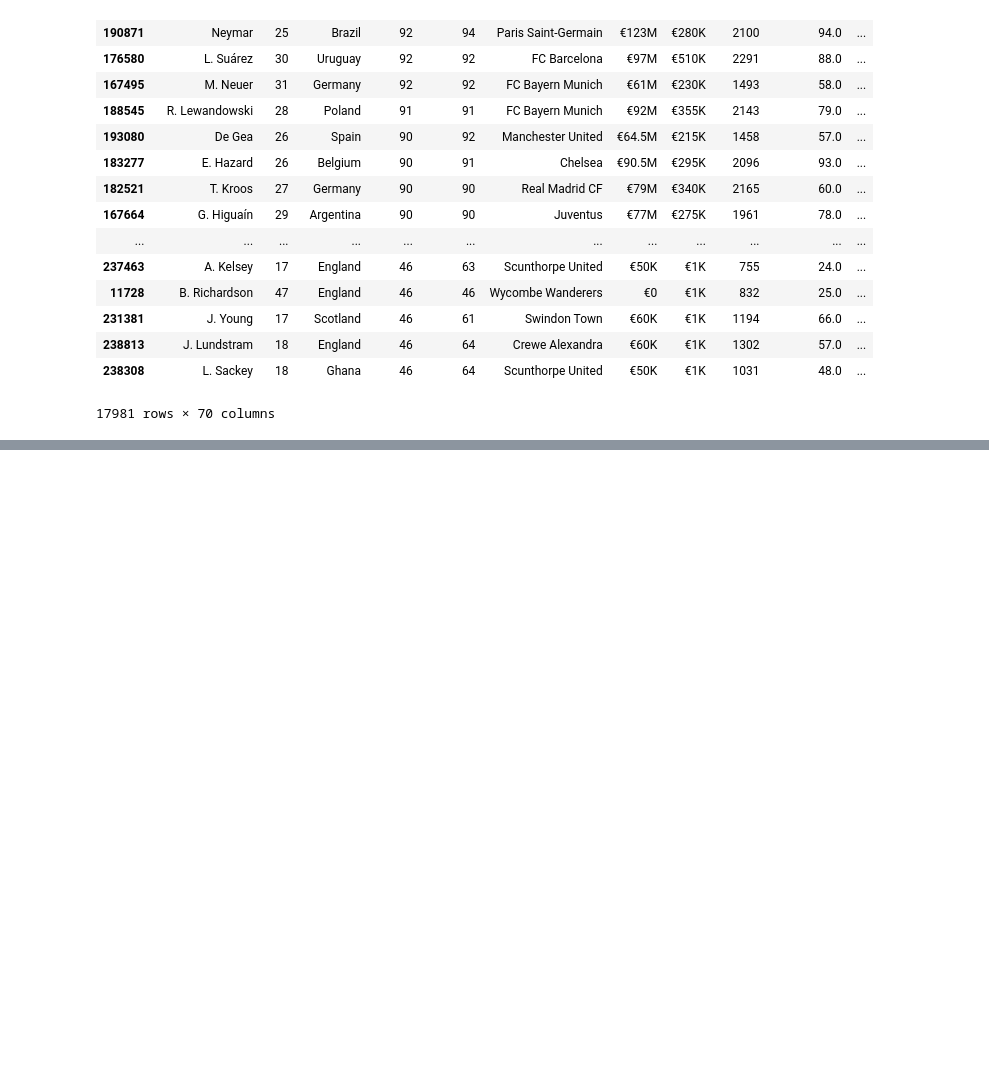
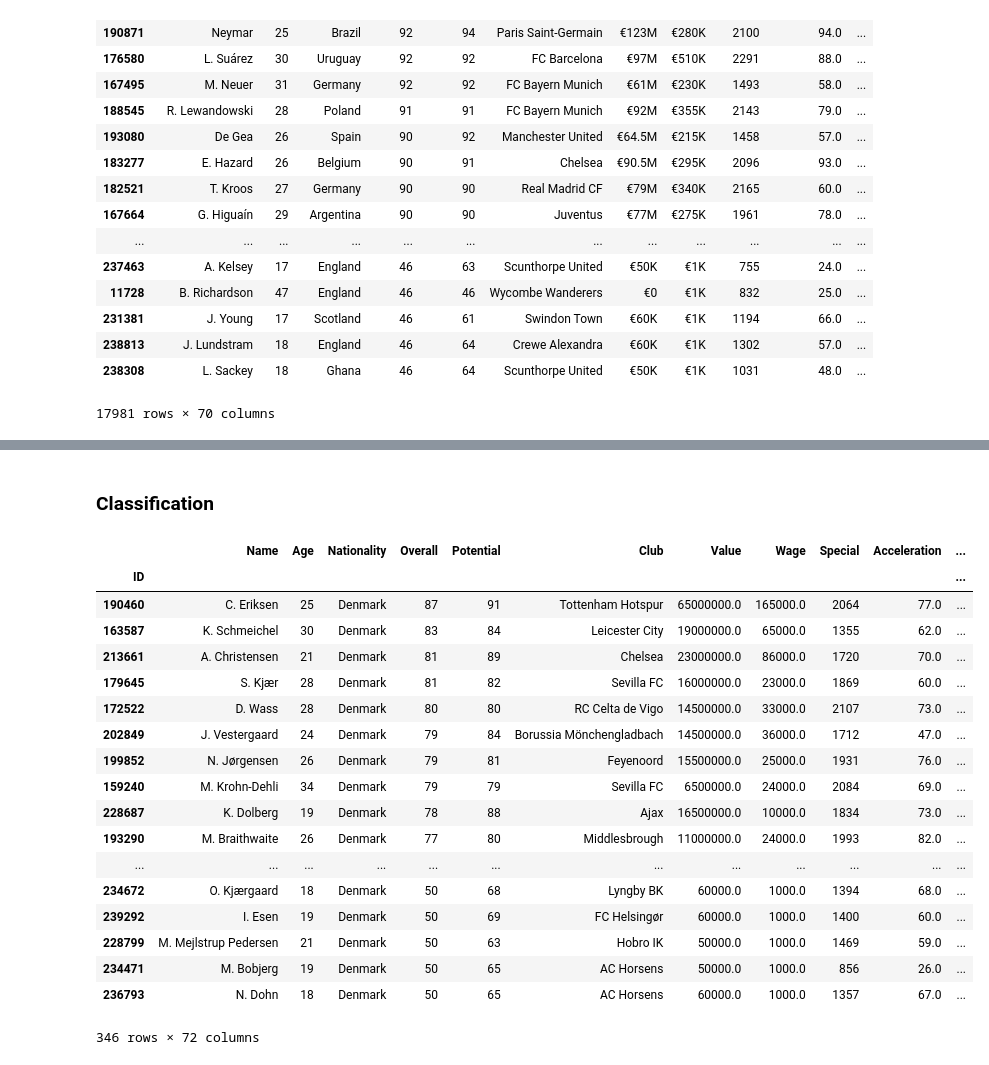
Before and after one commit to mssalvador/Fifa2018, a Jupyter notebook: Teknisk Tirsdag Tutorial.ipynb, the cells around one changed output, grey strips where cells are left out. Cells and saved outputs as stored; diff of their text form; code cells hidden in the pictures; blank space fills up the shorter version.

Commit message:
classification almost done!

```diff
--- a/Teknisk Tirsdag Tutorial.ipynb
+++ b/Teknisk Tirsdag Tutorial.ipynb
@@ -71,0 +81,42 @@ df
+# %%
+desired_clubs = ['Real Madrid CF', 'FC Barcelona', 'FC Bayern Munich', 'Paris Saint-Germain', 'Chelsea', 'Manchester City']
+# %%
+def parse_of_wage(val):
+    val = re.sub('€', '', val)
+    valdict = {'M': 1000000, 'K': 1000, '': 0}
+
+    try:
+        splitter = re.findall('(\d*\.?\d)([MK]?)', val)[0]
+        return float(splitter[0])*valdict[splitter[1]]
+    except IndexError as e:
+        print(splitter)
+# %%
+df['Value'] = df['Value'].map(lambda x: parse_of_wage(x))
+df['Wage'] = df['Wage'].map(lambda x: parse_of_wage(x))
+# %% [markdown]
+### Classification
+# %%
+df['label'] = df['Club'].isin(desired_clubs).astype(int)
+# %%
+test_dansker = df[df['Nationality'] == 'Denmark']
+test_dansker
+# %% [output]
+|  | Name | Age | Nationality | Overall | Potential | Club | Value | Wage | Special | Acceleration | ... |
+| ID |  |  |  |  |  |  |  |  |  |  | ... |
+| 190460 | C. Eriksen | 25 | Denmark | 87 | 91 | Tottenham Hotspur | 65000000.0 | 165000.0 | 2064 | 77.0 | ... |
+| 163587 | K. Schmeichel | 30 | Denmark | 83 | 84 | Leicester City | 19000000.0 | 65000.0 | 1355 | 62.0 | ... |
+| 213661 | A. Christensen | 21 | Denmark | 81 | 89 | Chelsea | 23000000.0 | 86000.0 | 1720 | 70.0 | ... |
+| 179645 | S. Kjær | 28 | Denmark | 81 | 82 | Sevilla FC | 16000000.0 | 23000.0 | 1869 | 60.0 | ... |
+| 172522 | D. Wass | 28 | Denmark | 80 | 80 | RC Celta de Vigo | 14500000.0 | 33000.0 | 2107 | 73.0 | ... |
+| 202849 | J. Vestergaard | 24 | Denmark | 79 | 84 | Borussia Mönchengladbach | 14500000.0 | 36000.0 | 1712 | 47.0 | ... |
+| 199852 | N. Jørgensen | 26 | Denmark | 79 | 81 | Feyenoord | 15500000.0 | 25000.0 | 1931 | 76.0 | ... |
+| 159240 | M. Krohn-Dehli | 34 | Denmark | 79 | 79 | Sevilla FC | 6500000.0 | 24000.0 | 2084 | 69.0 | ... |
+| 228687 | K. Dolberg | 19 | Denmark | 78 | 88 | Ajax | 16500000.0 | 10000.0 | 1834 | 73.0 | ... |
+| 193290 | M. Braithwaite | 26 | Denmark | 77 | 80 | Middlesbrough | 11000000.0 | 24000.0 | 1993 | 82.0 | ... |
+| ... | ... | ... | ... | ... | ... | ... | ... | ... | ... | ... | ... |
+| 234672 | O. Kjærgaard | 18 | Denmark | 50 | 68 | Lyngby BK | 60000.0 | 1000.0 | 1394 | 68.0 | ... |
+| 239292 | I. Esen | 19 | Denmark | 50 | 69 | FC Helsingør | 60000.0 | 1000.0 | 1400 | 60.0 | ... |
+| 228799 | M. Mejlstrup Pedersen | 21 | Denmark | 50 | 63 | Hobro IK | 50000.0 | 1000.0 | 1469 | 59.0 | ... |
+| 234471 | M. Bobjerg | 19 | Denmark | 50 | 65 | AC Horsens | 50000.0 | 1000.0 | 856 | 26.0 | ... |
+| 236793 | N. Dohn | 18 | Denmark | 50 | 65 | AC Horsens | 60000.0 | 1000.0 | 1357 | 67.0 | ... |
+346 rows × 72 columns
```
Also changed, not shown: parts of 16 cells of this notebook.
